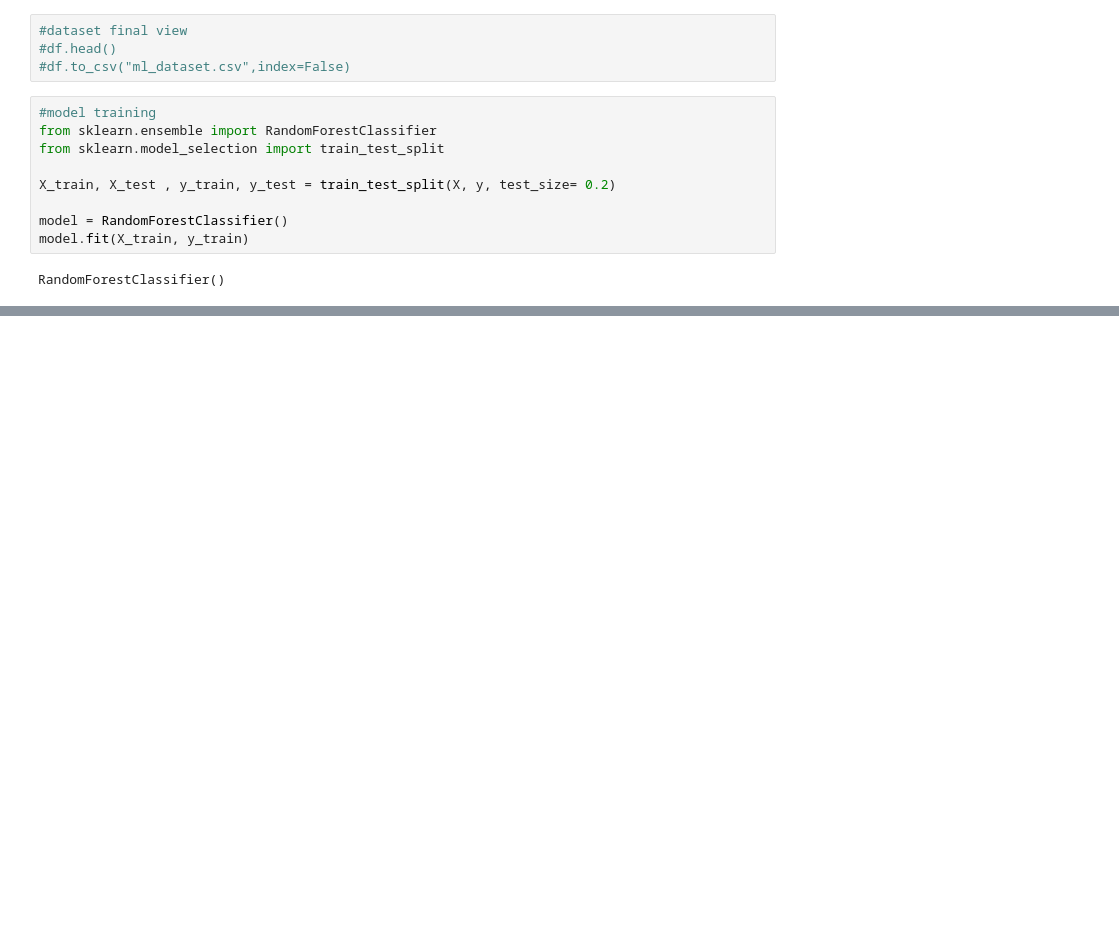
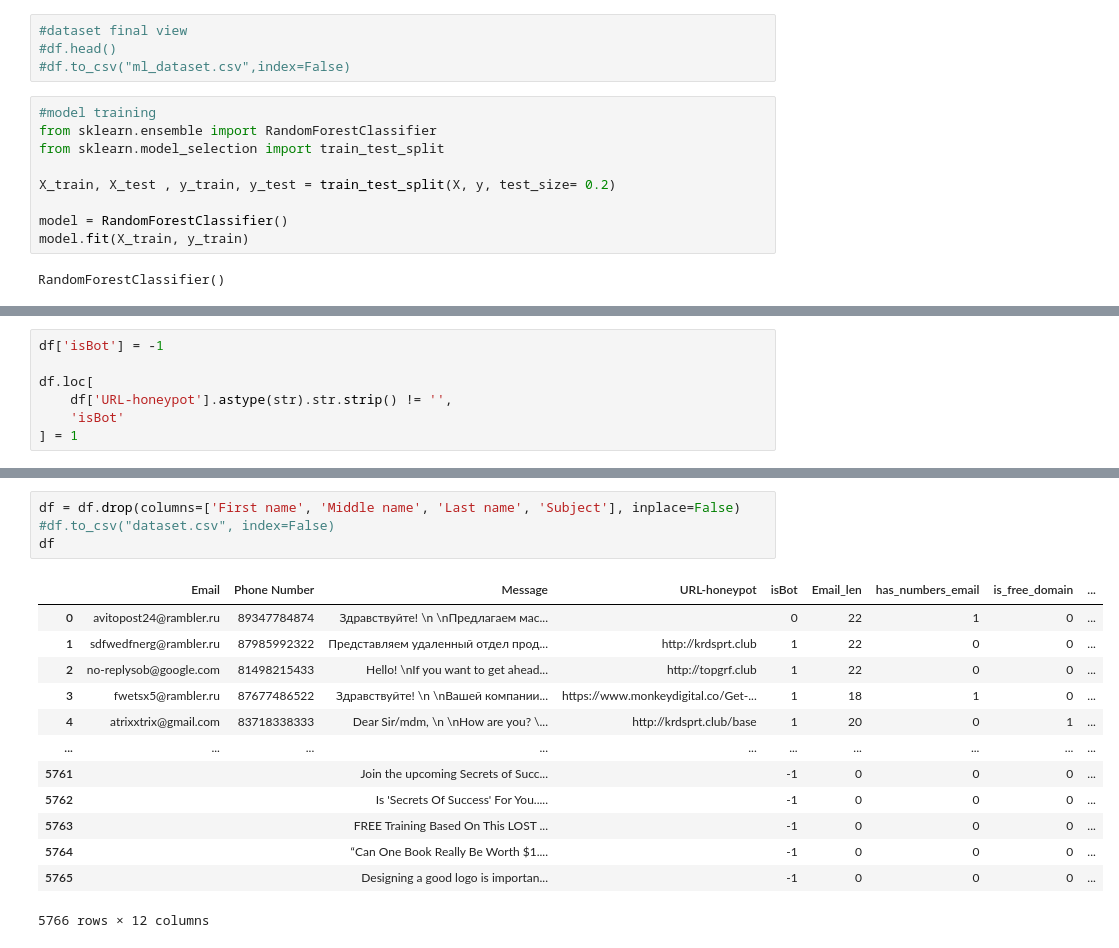
Before and after one commit to iamahnaf/Testing_model, a Jupyter notebook: Code/DataTesting.ipynb, the cells around one changed output, grey strips where cells are left out. Drawn from its saved outputs; the diff is of its cells as text; blank space fills up the shorter version.

Commit message:
Update with Self training and XGboost model

```diff
--- a/Code/DataTesting.ipynb
+++ b/Code/DataTesting.ipynb
@@ -169,0 +172,7 @@ weighted avg       0.90      0.90      0.90      1154
+# %%
+df['isBot'] = -1
+
+df.loc[
+    df['URL-honeypot'].astype(str).str.strip() != '',
+    'isBot'
+] = 1
@@ -169,0 +187,18 @@ weighted avg       0.90      0.90      0.90      1154
+# %%
+df = df.drop(columns=['First name', 'Middle name', 'Last name', 'Subject'], inplace=False)
+#df.to_csv("dataset.csv", index=False)
+df
+# %% [output]
+|  | Email | Phone Number | Message | URL-honeypot | isBot | Email_len | has_numbers_email | is_free_domain | ... |
+| 0 | avitopost24@rambler.ru | 89347784874 | Здравствуйте! \n \nПредлагаем мас... |  | 0 | 22 | 1 | 0 | ... |
+| 1 | sdfwedfnerg@rambler.ru | 87985992322 | Представляем удаленный отдел прод... | http://krdsprt.club | 1 | 22 | 0 | 0 | ... |
+| 2 | no-replysob@google.com | 81498215433 | Hеllо! \nIf you want to get ahead... | http://topgrf.club | 1 | 22 | 0 | 0 | ... |
+| 3 | fwetsx5@rambler.ru | 87677486522 | Здравствуйте! \n \nВашей компании... | https://www.monkeydigital.co/Get-... | 1 | 18 | 1 | 0 | ... |
+| 4 | atrixxtrix@gmail.com | 83718338333 | Dear Sir/mdm, \n \nHow are you? \... | http://krdsprt.club/base | 1 | 20 | 0 | 1 | ... |
+| ... | ... | ... | ... | ... | ... | ... | ... | ... | ... |
+| 5761 |  |  | Join the upcoming Secrets of Succ... |  | -1 | 0 | 0 | 0 | ... |
+| 5762 |  |  | Is 'Secrets Of Success' For You..... |  | -1 | 0 | 0 | 0 | ... |
+| 5763 |  |  | FREE Training Based On This LOST ... |  | -1 | 0 | 0 | 0 | ... |
+| 5764 |  |  | “Can One Book Really Be Worth $1.... |  | -1 | 0 | 0 | 0 | ... |
+| 5765 |  |  | Designing a good logo is importan... |  | -1 | 0 | 0 | 0 | ... |
+5766 rows × 12 columns
```
Also changed, not shown: parts of 7 cells of this notebook, 2 other files.
